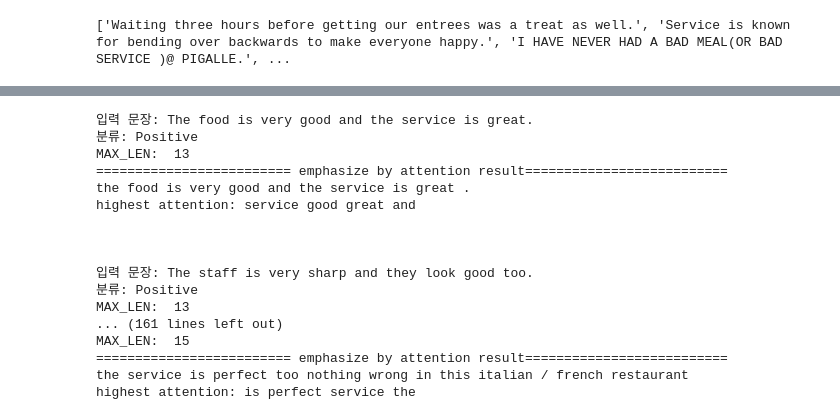
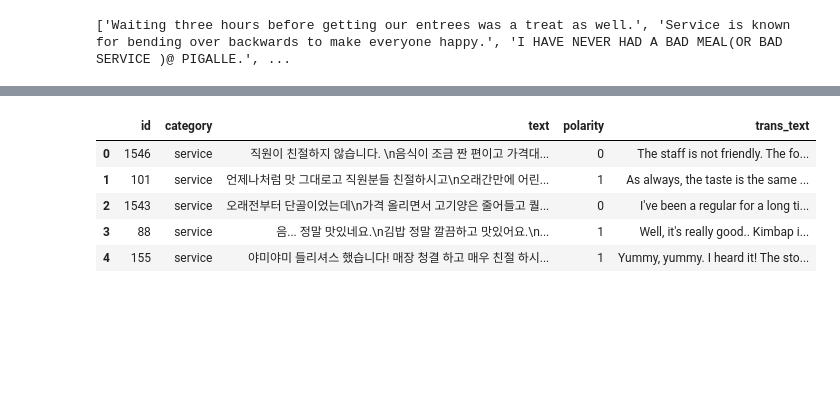
Before and after one commit to Eunjin3395/graduation_project, a Jupyter notebook: BERT_fine_tuning_Service.ipynb, the cells around one changed output, grey strips where cells are left out. Cells and saved outputs as stored; diff of their text form; code cells hidden in the pictures; blank space fills up the shorter version.

Commit message:
Naver data test completed

```diff
--- a/BERT_fine_tuning_Service.ipynb
+++ b/BERT_fine_tuning_Service.ipynb
@@ -791,45 +803,14 @@ highest attention: , average murphy sunday
-# %%
-# 잘 분류된 문장의 attention
-c=0
-for sent in rightResult:
-
-    c+=1
-    encoding = preprocessing(sent, tokenizer,50)
-    MAX_LEN_IN=get_val_len(encoding['input_ids'][0])
-
-
-    retAtt,retLastAtt,retTok,prediction=get_attention(encoding)
-
-    print('입력 문장:', sent)
-    print('분류:', prediction)
-    print('MAX_LEN: ',MAX_LEN_IN)
-
-    idxs=sort_by_att(retLastAtt,retTok)
-
-    emp_by_att(idxs,retTok)
-
-    get_highest_att_tok(idxs,retTok,4)
-    print()
-    print()
-    print()
-    print()
-    if c==20:
-        break
-# %% [output]
-입력 문장: The food is very good and the service is great.
-분류: Positive
-MAX_LEN:  13
-========================= emphasize by attention result==========================
-the food is very good and the service is great .
-highest attention: service good great and
-
-
-
-입력 문장: The staff is very sharp and they look good too.
-분류: Positive
-MAX_LEN:  13
-... (161 lines left out)
-MAX_LEN:  15
-========================= emphasize by attention result==========================
-the service is perfect too nothing wrong in this italian / french restaurant
-highest attention: is perfect service the
+# %%
+#NAVER test data 세팅
+
+# data/naver_data 폴더에서 리뷰 데이터 불러와서 dataframe으로 저장
+test_url='./data/naver_data/naver_service_test.csv'
+df = pd.read_csv(test_url,sep=',', header=0,encoding="CP949")
+df.head(5)
+# %% [output]
+|  | id | category | text | polarity | trans_text |
+| 0 | 1546 | service | 직원이 친절하지 않습니다. \n음식이 조금 짠 편이고 가격대... | 0 | The staff is not friendly. The fo... |
+| 1 | 101 | service | 언제나처럼 맛 그대로고 직원분들 친절하시고\n오래간만에 어린... | 1 | As always, the taste is the same ... |
+| 2 | 1543 | service | 오래전부터 단골이었는데\n가격 올리면서 고기양은 줄어들고 퀄... | 0 | I've been a regular for a long ti... |
+| 3 | 88 | service | 음... 정말 맛있네요.\n김밥 정말 깔끔하고 맛있어요.\n... | 1 | Well, it's really good.. Kimbap i... |
+| 4 | 155 | service | 야미야미 들리셔스 했습니다! 매장 청결 하고 매우 친절 하시... | 1 | Yummy, yummy. I heard it! The sto... |
```
Also changed, not shown: parts of 15 cells of this notebook.
